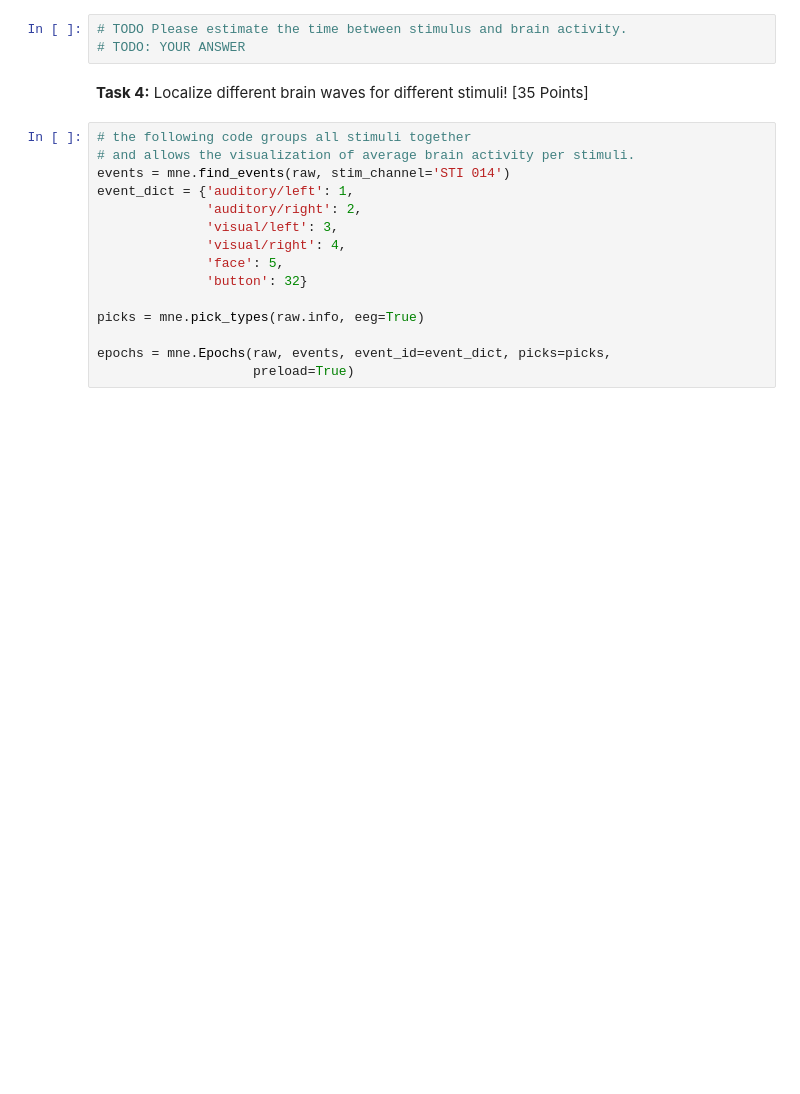
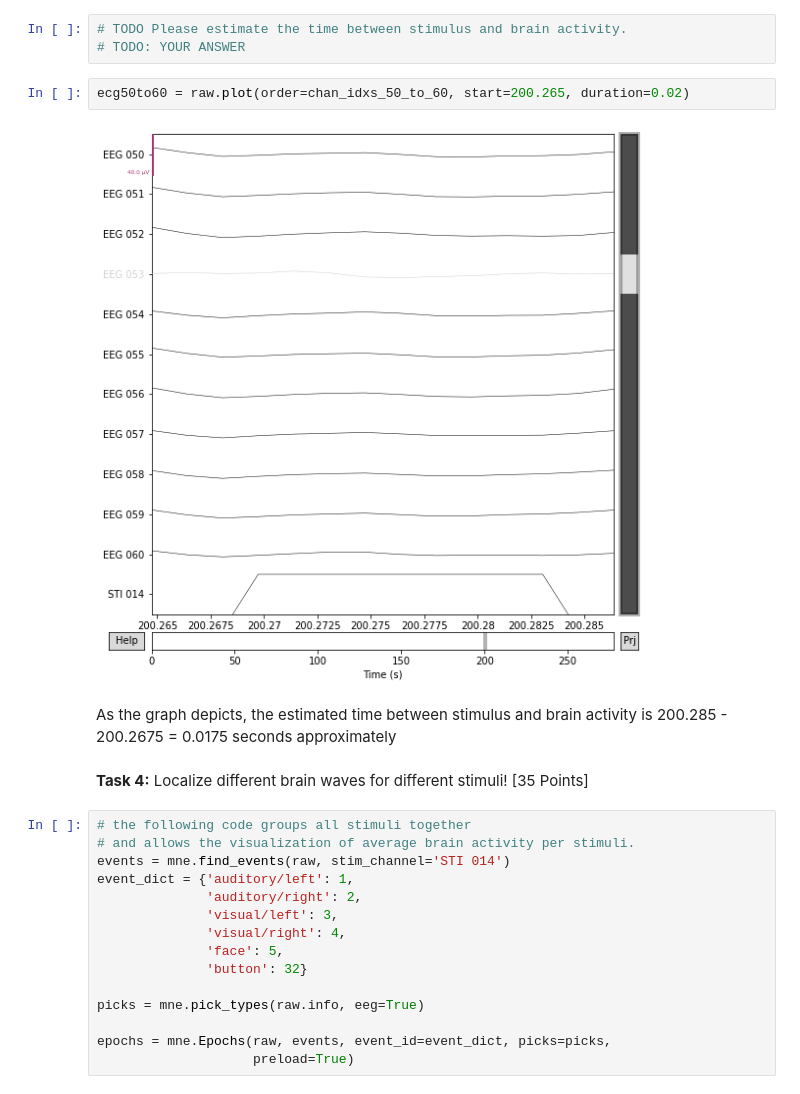
Before and after one commit to bostongfx/cs480student, a Jupyter notebook: 02/CS480_Assignment_2.ipynb, the cells around one changed output. Cells and saved outputs as stored; diff of their text form; blank space fills up the shorter version.

```diff
--- a/02/CS480_Assignment_2.ipynb
+++ b/02/CS480_Assignment_2.ipynb
@@ -76,6 +90,12 @@ stim = raw.plot(order=chan_idxs, start=200, duration=1)
 # %%
 # TODO Please estimate the time between stimulus and brain activity.
 # TODO: YOUR ANSWER
+# %%
+ecg50to60 = raw.plot(order=chan_idxs_50_to_60, start=200.265, duration=0.02)
+# %% [output]
+[figure, added]
+# %% [markdown]
+As the graph depicts, the estimated time between stimulus and brain activity is 200.285 - 200.2675 = 0.0175 seconds approximately
 # %% [markdown]
 **Task 4:** Localize different brain waves for different stimuli! [35 Points]
 # %%
```
Also changed, not shown: parts of 13 cells of this notebook.
